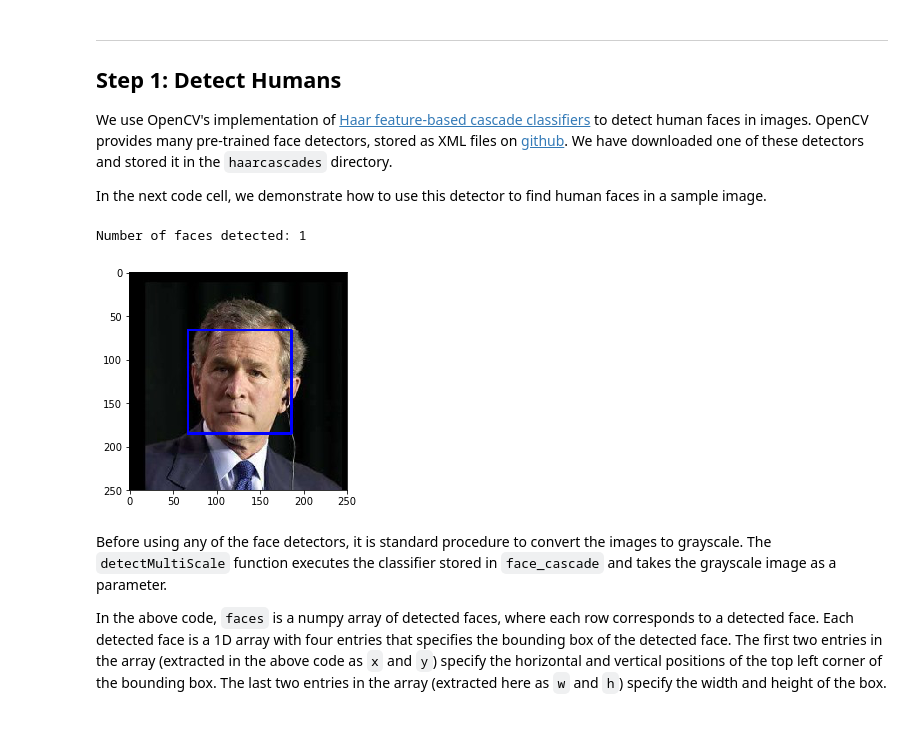
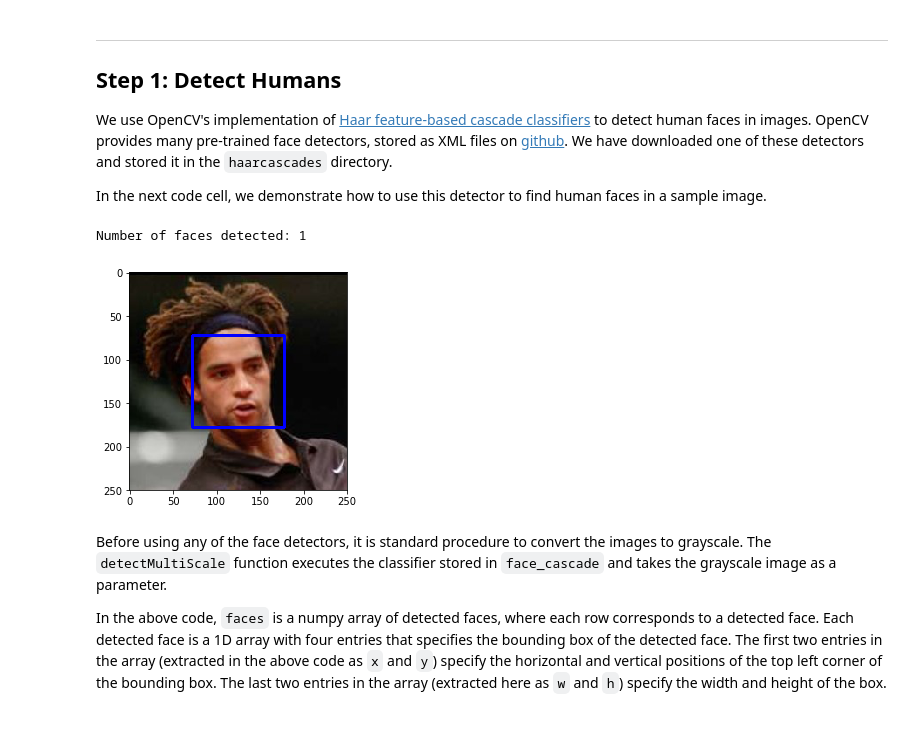
Before and after one commit to manankshastri/DeepLearning, a Jupyter notebook: CNN/Dog/dog_app.ipynb, the cells around one changed output. Cells and saved outputs as stored; diff of their text form; code cells hidden in the pictures.

```diff
--- a/CNN/Dog/dog_app.ipynb
+++ b/CNN/Dog/dog_app.ipynb
@@ -115,35 +115,35 @@ In the next code cell, we demonstrate how to use this detector to find human fac
 import cv2
 import matplotlib.pyplot as plt
 %matplotlib inline
 
 # extract pre-trained face detector
 face_cascade = cv2.CascadeClassifier('haarcascades/haarcascade_frontalface_alt.xml')
 
 # load color (BGR) image
-img = cv2.imread(human_files[5])
+img = cv2.imread(human_files[167])
 # convert BGR image to grayscale
 gray = cv2.cvtColor(img, cv2.COLOR_BGR2GRAY)
 
 # find faces in image
 faces = face_cascade.detectMultiScale(gray)
 
 # print number of faces detected in the image
 print('Number of faces detected:', len(faces))
 
 # get bounding box for each detected face
 for (x,y,w,h) in faces:
     # add bounding box to color image
     cv2.rectangle(img,(x,y),(x+w,y+h),(255,0,0),2)
 
 # convert BGR image to RGB for plotting
 cv_rgb = cv2.cvtColor(img, cv2.COLOR_BGR2RGB)
 
 # display the image, along with bounding box
 plt.imshow(cv_rgb)
 plt.show()
 # %% [output]
 Number of faces detected: 1
-[figure, old version]
+[figure, new version]
 # %% [markdown]
 Before using any of the face detectors, it is standard procedure to convert the images to grayscale.  The `detectMultiScale` function executes the classifier stored in `face_cascade` and takes the grayscale image as a parameter.
 
```
Also changed, not shown: parts of 5 cells of this notebook.
